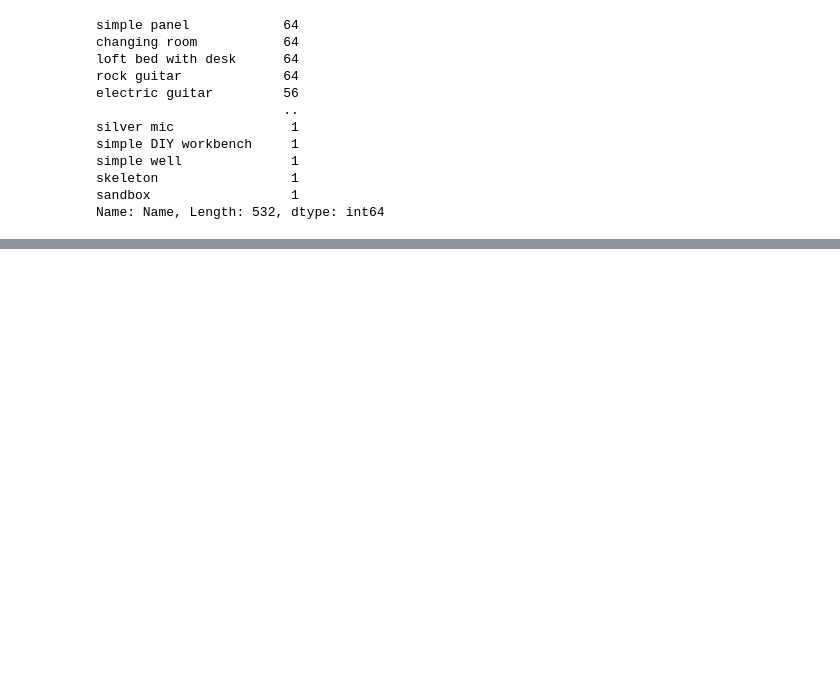
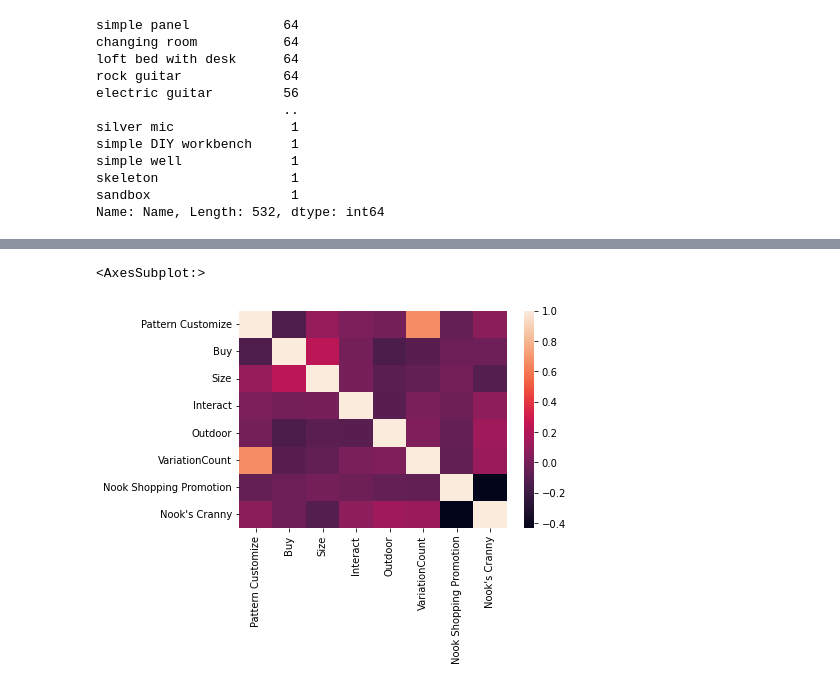
Before and after one commit to inang1/AC-Price-Predictor, a Jupyter notebook: Predicting AC Houseware Prices.ipynb, the cells around one changed output, grey strips where cells are left out. Cells and saved outputs as stored; diff of their text form; code cells hidden in the pictures; blank space fills up the shorter version.

```diff
--- a/Predicting AC Houseware Prices.ipynb
+++ b/Predicting AC Houseware Prices.ipynb
@@ -141,0 +350,3 @@ Now that the columns have been decided on, it's time to clean up columns with Na
+# %%
+housewares_b = housewares_b.drop(['DIY', 'Body Customize', 'Catalog', 'Miles Price'], axis=1)
+housewares_b.info()
@@ -141,0 +372,5 @@ Now that the columns have been decided on, it's time to clean up columns with Na
+# %%
+dummy_cols = pd.DataFrame()
+dummy = pd.get_dummies(housewares_b['Source'])
+housewares_b = pd.concat([housewares_b, dummy], axis=1)
+del housewares_b['Source']
@@ -141,0 +413,3 @@ Now that the columns have been decided on, it's time to clean up columns with Na
+# %%
+housewares_b = housewares_b.drop(['Wedding Season', 'Starting items'], axis = 1)
+print(housewares.columns)
@@ -141,0 +427,3 @@ Now that the columns have been decided on, it's time to clean up columns with Na
+# %%
+train = housewares_b[:127]
+test = housewares_b[127:]
@@ -141,0 +451,7 @@ Now that the columns have been decided on, it's time to clean up columns with Na
+# %%
+strong_corrs = test_corr[test_corr > .1]
+corrmat = test[strong_corrs.index].corr()
+sns.heatmap(corrmat)
+# %% [output]
+<AxesSubplot:>
+[figure, added]
```
Also changed, not shown: parts of 37 cells of this notebook.
